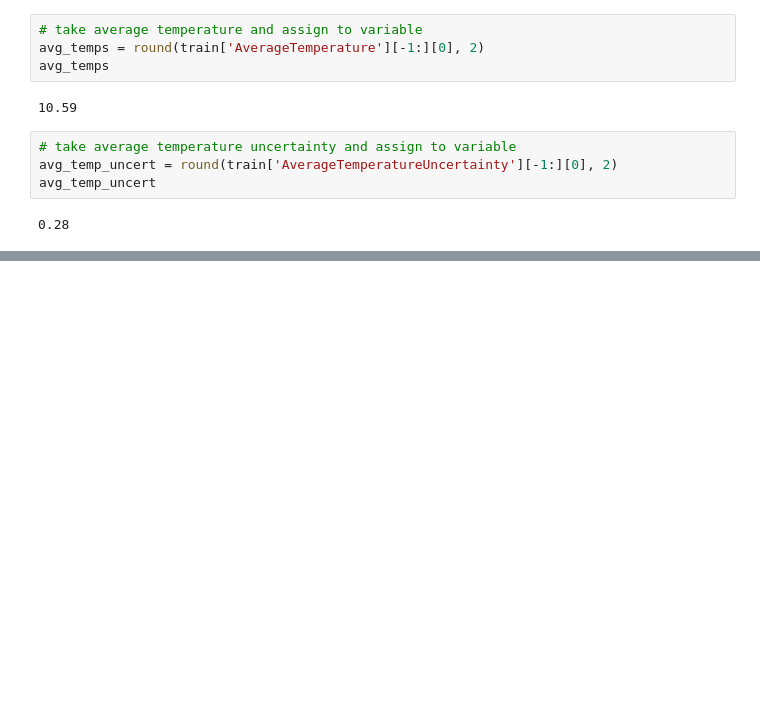
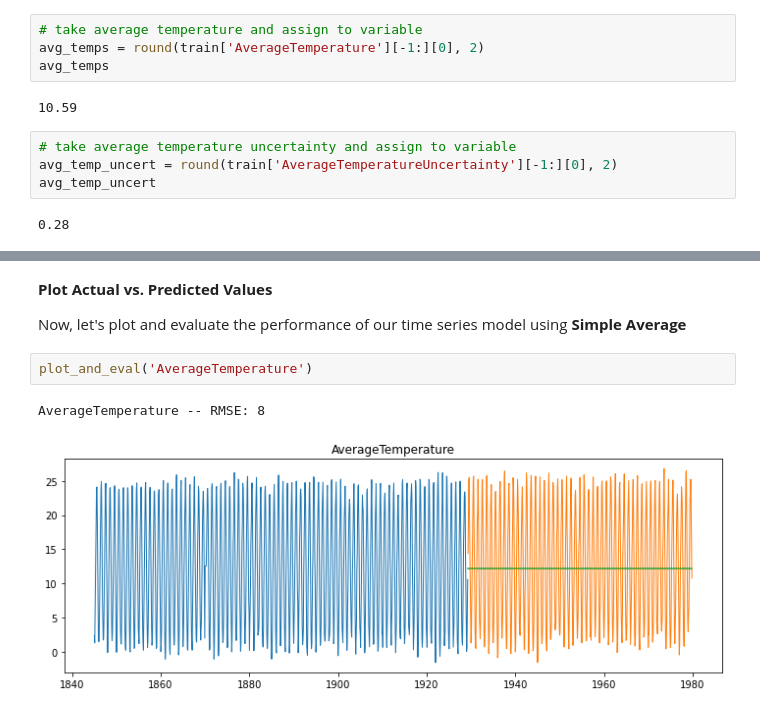
Before and after one commit to brandonjbryant/time-to-forecast-the-weather, a Jupyter notebook: Time-Series-Analysis.ipynb, the cells around one changed output, grey strips where cells are left out. Cells and saved outputs as stored; diff of their text form; blank space fills up the shorter version.

```diff
--- a/Time-Series-Analysis.ipynb
+++ b/Time-Series-Analysis.ipynb
@@ -386,0 +504,9 @@ yhat_df.head()
+# %% [markdown]
+**Plot Actual vs. Predicted Values**
+
+Now, let's plot and evaluate the performance of our time series model using **Simple Average**
+# %%
+plot_and_eval('AverageTemperature')
+# %% [output]
+AverageTemperature -- RMSE: 8
+[figure, added]
```
Also changed, not shown: parts of 36 cells of this notebook.
